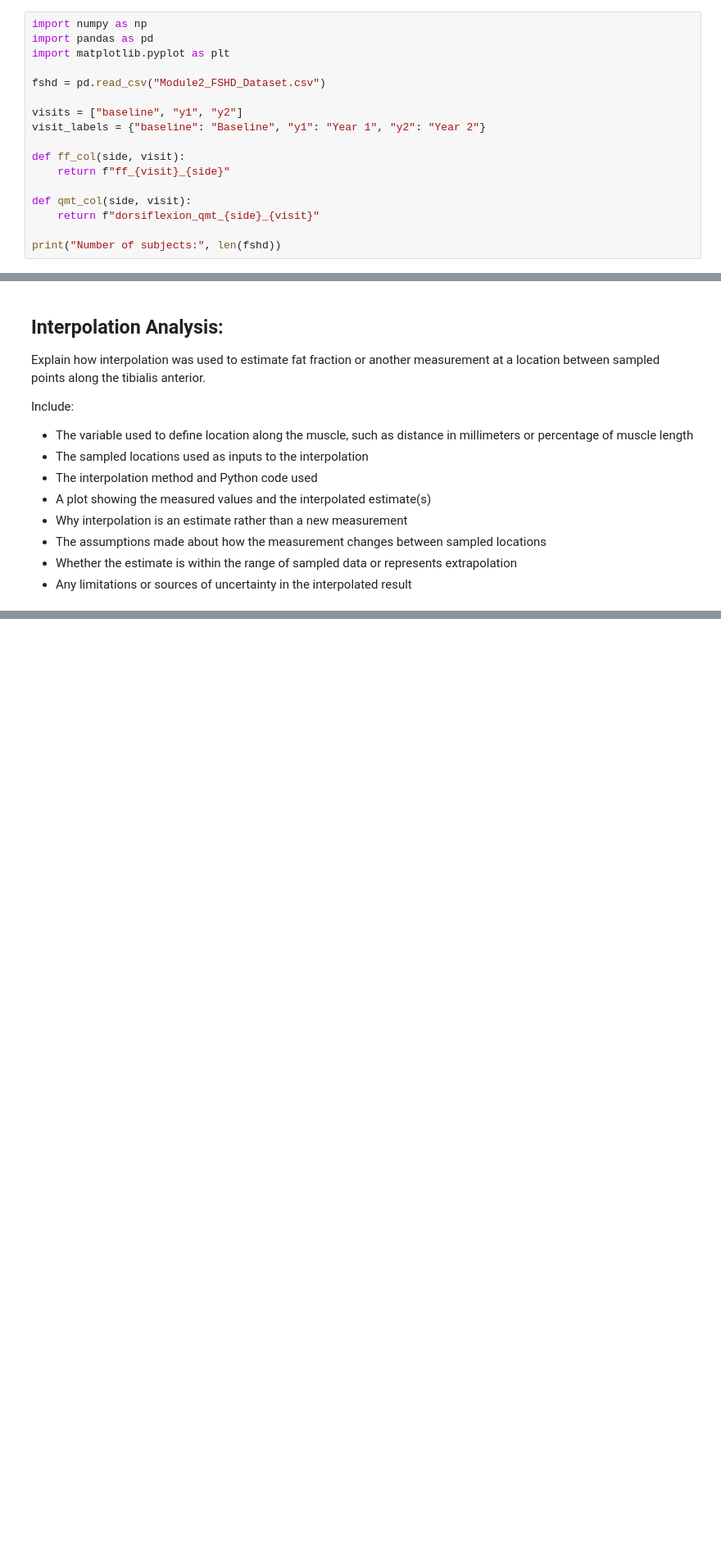
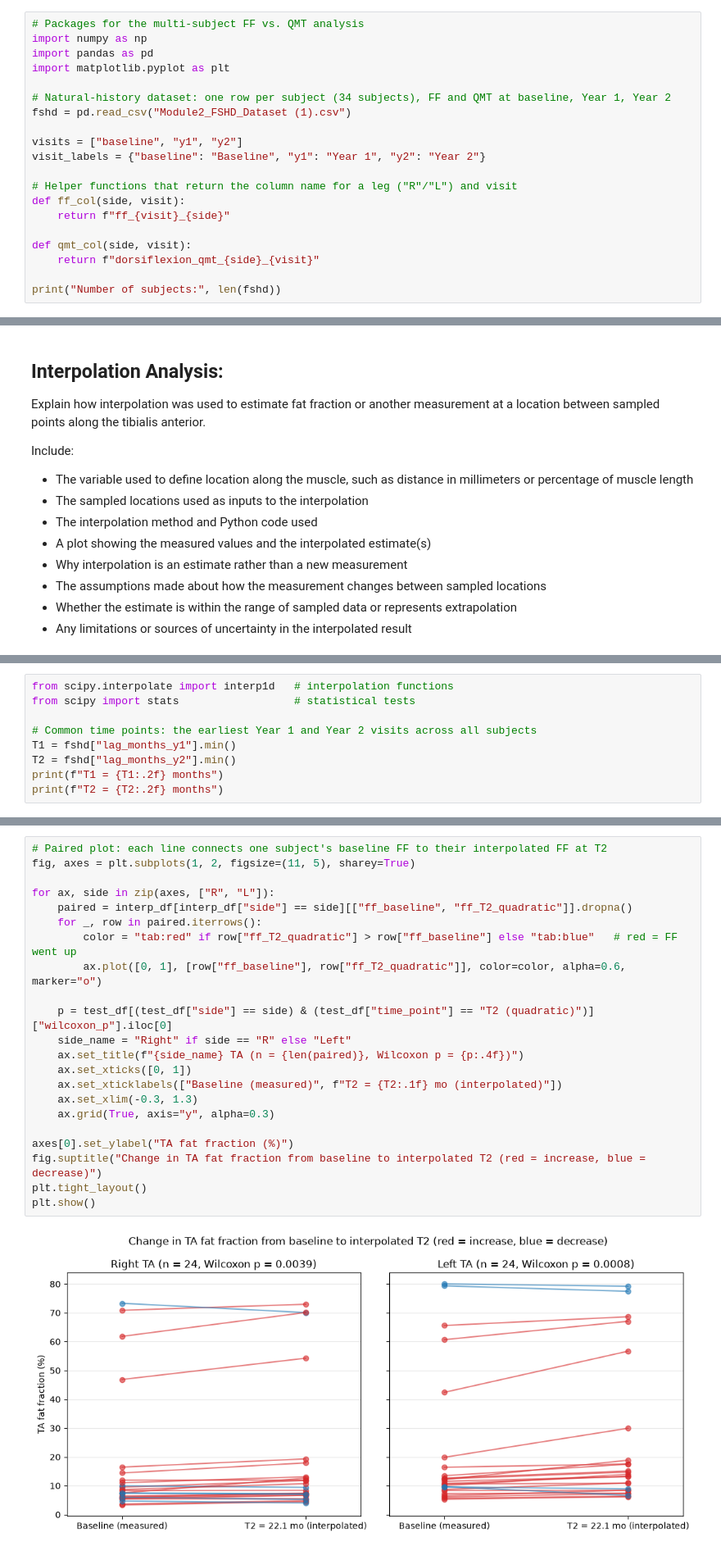
Before and after one commit to alenabhilash03-beep/Module2BME2315, a Jupyter notebook: FSHD_Module2_Project_Template (1).ipynb, the cells around one changed output, grey strips where cells are left out. Shown at 82% size. Cells and saved outputs as stored; diff of their text form; blank space fills up the shorter version.

```diff
--- a/FSHD_Module2_Project_Template (1).ipynb
+++ b/FSHD_Module2_Project_Template (1).ipynb
@@ -446,15 +460,18 @@ else:
 
 To answer our project question, we compared TA fat fraction (FF), a structural measure, with dorsiflexion quantitative muscle testing (QMT), a functional measure of how hard a subject can pull their foot up. We used `Module2_FSHD_Dataset.csv`, which has FF and QMT for the right (R) and left (L) TA of 34 subjects at baseline, Year 1, and Year 2. Higher FF means more disease, but **lower** QMT means more disease. We loaded the dataset with pandas and wrote two small helper functions to get the right column for each measure, leg, and visit.
 # %%
+# Packages for the multi-subject FF vs. QMT analysis
 import numpy as np
 import pandas as pd
 import matplotlib.pyplot as plt
 
-fshd = pd.read_csv("Module2_FSHD_Dataset.csv")
+# Natural-history dataset: one row per subject (34 subjects), FF and QMT at baseline, Year 1, Year 2
+fshd = pd.read_csv("Module2_FSHD_Dataset (1).csv")
 
 visits = ["baseline", "y1", "y2"]
 visit_labels = {"baseline": "Baseline", "y1": "Year 1", "y2": "Year 2"}
 
+# Helper functions that return the column name for a leg ("R"/"L") and visit
 def ff_col(side, visit):
     return f"ff_{visit}_{side}"
 
@@ -569,0 +603,9 @@ Include:
+# %%
+from scipy.interpolate import interp1d   # interpolation functions
+from scipy import stats                  # statistical tests
+
+# Common time points: the earliest Year 1 and Year 2 visits across all subjects
+T1 = fshd["lag_months_y1"].min()
+T2 = fshd["lag_months_y2"].min()
+print(f"T1 = {T1:.2f} months")
+print(f"T2 = {T2:.2f} months")
@@ -569,0 +765,24 @@ Include:
+# %%
+# Paired plot: each line connects one subject's baseline FF to their interpolated FF at T2
+fig, axes = plt.subplots(1, 2, figsize=(11, 5), sharey=True)
+
+for ax, side in zip(axes, ["R", "L"]):
+    paired = interp_df[interp_df["side"] == side][["ff_baseline", "ff_T2_quadratic"]].dropna()
+    for _, row in paired.iterrows():
+        color = "tab:red" if row["ff_T2_quadratic"] > row["ff_baseline"] else "tab:blue"   # red = FF went up
+        ax.plot([0, 1], [row["ff_baseline"], row["ff_T2_quadratic"]], color=color, alpha=0.6, marker="o")
+
+    p = test_df[(test_df["side"] == side) & (test_df["time_point"] == "T2 (quadratic)")]["wilcoxon_p"].iloc[0]
+    side_name = "Right" if side == "R" else "Left"
+    ax.set_title(f"{side_name} TA (n = {len(paired)}, Wilcoxon p = {p:.4f})")
+    ax.set_xticks([0, 1])
+    ax.set_xticklabels(["Baseline (measured)", f"T2 = {T2:.1f} mo (interpolated)"])
+    ax.set_xlim(-0.3, 1.3)
+    ax.grid(True, axis="y", alpha=0.3)
+
+axes[0].set_ylabel("TA fat fraction (%)")
+fig.suptitle("Change in TA fat fraction from baseline to interpolated T2 (red = increase, blue = decrease)")
+plt.tight_layout()
+plt.show()
+# %% [output]
+[figure, added]
```
Also changed, not shown: parts of 46 cells of this notebook.
